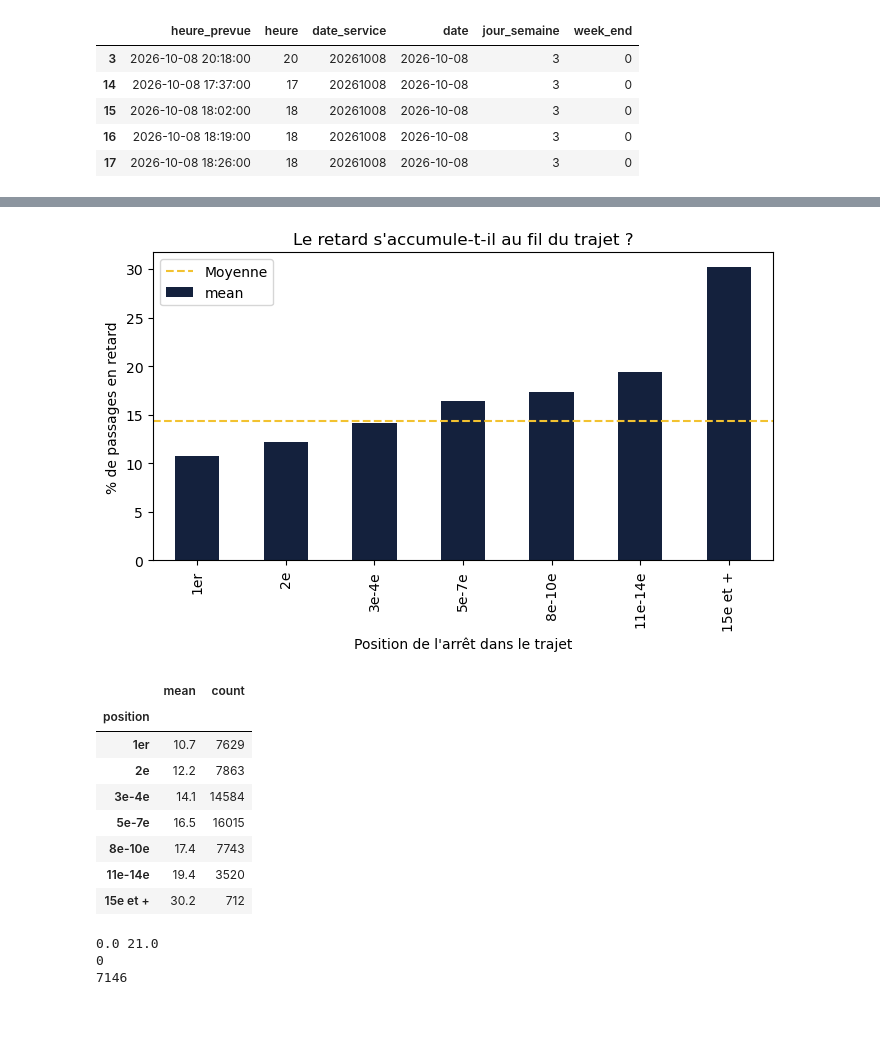
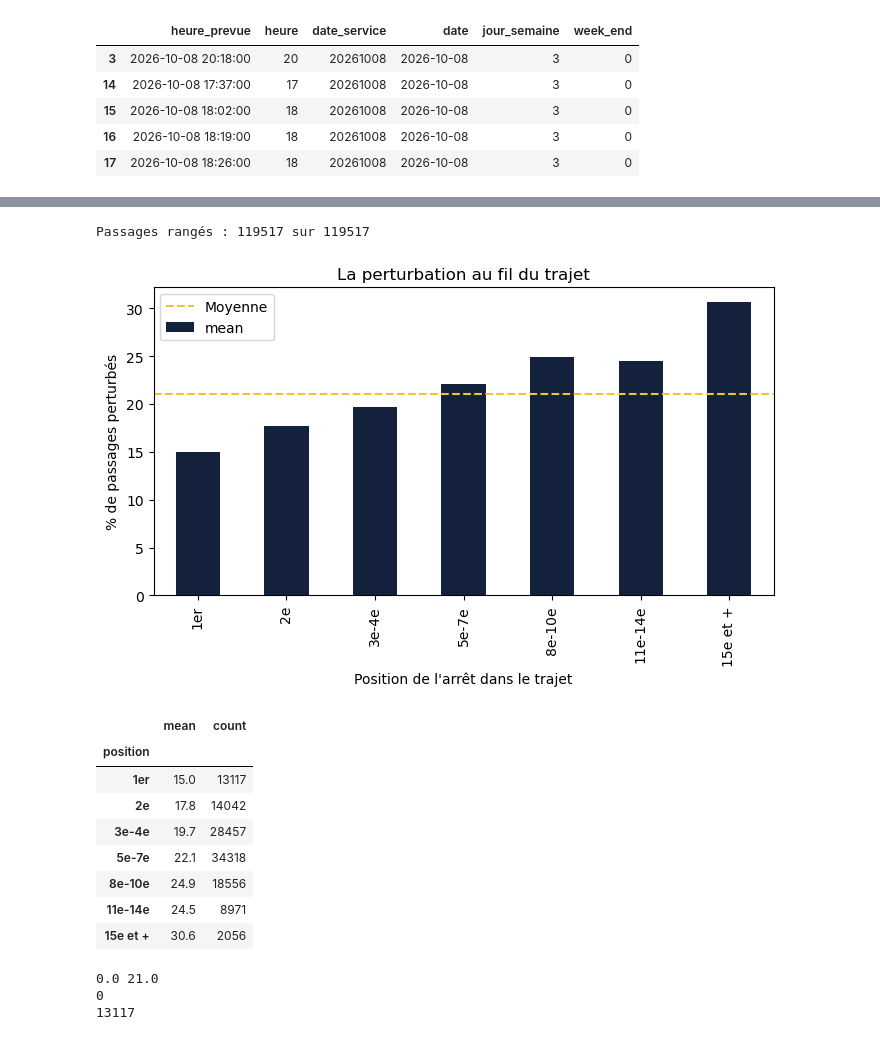
Before and after one commit to Aly2001/quai-nord, a Jupyter notebook: analyse_01.ipynb, the cells around one changed output, grey strips where cells are left out. Saved outputs shown, nothing was run; the diff lists cells and outputs as text; code cells hidden in the pictures.

```diff
--- a/analyse_01.ipynb
+++ b/analyse_01.ipynb
@@ -111,10 +111,14 @@ Nanteuil-le-Haudouin     233
 Name: count, dtype: int64
 # %%
-df_ter=df[(df['type_train']=='TER')
-           & df['heure_prevue'].notna()
-           & (df['type_observation']=='CONSTATE')
+df_ter = df[
+    (df["type_train"] == "TER")
+    & df["heure_prevue"].notna()
+    & (df["type_observation"] == "CONSTATE")
 ].copy()
+
 print(df_ter.shape)
-print(f"Part des passages gardés :{len(df_ter)/len(df):.1%}")
-print(f"Taux de retard (5 min ou plus) {df_ter['en_retard'].mean():1%}")
+print(f"Part des passages gardés : {len(df_ter) / len(df):.1%}")
+print(f"Perturbés (retard ou supprimé) : {df_ter['perturbe'].mean():.1%}")
+print(f"Supprimés : {df_ter['supprime'].mean():.1%}")
+print(f"En retard (trains qui ont roulé) : {df_ter[df_ter['supprime'] == 0]['en_retard'].mean():.1%}")
 # %% [output]
@@ -227,31 +220,35 @@ Name: en_retard, dtype: float64
 # %%
-tranches=[0, 1, 2, 4, 7, 10, 14, 100]
-nom_tranches=["1er","2e", "3e-4e", "5e-7e", "8e-10e", "11e-14e", "15e et +"]
-df_ter['position']=pd.cut(df_ter['ordre_arret'],bins=tranches,labels=nom_tranches)
-par_position=df_ter.groupby('position',observed=True)["en_retard"].agg(['mean','count'])
+df_ter["rang"] = df_ter["ordre_arret"] + 1
+
+tranches = [0, 1, 2, 4, 7, 10, 14, 100]
+noms_tranches = ["1er", "2e", "3e-4e", "5e-7e", "8e-10e", "11e-14e", "15e et +"]
+df_ter["position"] = pd.cut(df_ter["rang"], bins=tranches, labels=noms_tranches)
+
+par_position = df_ter.groupby("position", observed=True)["perturbe"].agg(["mean", "count"])
 par_position["mean"] = par_position["mean"] * 100
+print("Passages rangés :", par_position["count"].sum(), "sur", len(df_ter))
 
 par_position["mean"].plot(kind="bar", figsize=(8, 4), color="#14213D")
-plt.axhline(df_ter["en_retard"].mean() * 100, color="#F2C230", linestyle="--", label="Moyenne")
-plt.ylabel("% de passages en retard")
+plt.axhline(df_ter["perturbe"].mean() * 100, color="#F2C230", linestyle="--", label="Moyenne")
+plt.ylabel("% de passages perturbés")
 plt.xlabel("Position de l'arrêt dans le trajet")
-plt.title("Le retard s'accumule-t-il au fil du trajet ?")
+plt.title("La perturbation au fil du trajet")
 plt.legend()
 plt.show()
+
+par_position.round(1)
 # %% [output]
+Passages rangés : 119517 sur 119517
-[figure, old version]
+[figure, new version]
+|  | mean | count |
+| position |  |  |
+| 1er | 15.0 | 13117 |
+| 2e | 17.8 | 14042 |
+| 3e-4e | 19.7 | 28457 |
+| 5e-7e | 22.1 | 34318 |
+| 8e-10e | 24.9 | 18556 |
+| 11e-14e | 24.5 | 8971 |
+| 15e et + | 30.6 | 2056 |
-# %%
-par_position.round(1)
-# %% [output]
-|  | mean | count |
-| position |  |  |
-| 1er | 10.7 | 7629 |
-| 2e | 12.2 | 7863 |
-| 3e-4e | 14.1 | 14584 |
-| 5e-7e | 16.5 | 16015 |
-| 8e-10e | 17.4 | 7743 |
-| 11e-14e | 19.4 | 3520 |
-| 15e et + | 30.2 | 712 |
 # %%
 print(df_ter["ordre_arret"].min(), df_ter["ordre_arret"].max())
 print(df_ter["ordre_arret"].isna().sum())
@@ -259,7 +256,7 @@ print((df_ter["ordre_arret"] == 0).sum())
 # %% [output]
 0.0 21.0
 0
-7146
+13117
 # %%
 df_ter["rang"] = df_ter["ordre_arret"] + 1
 
```
Also changed, not shown: parts of 21 cells of this notebook, 6 other files.
